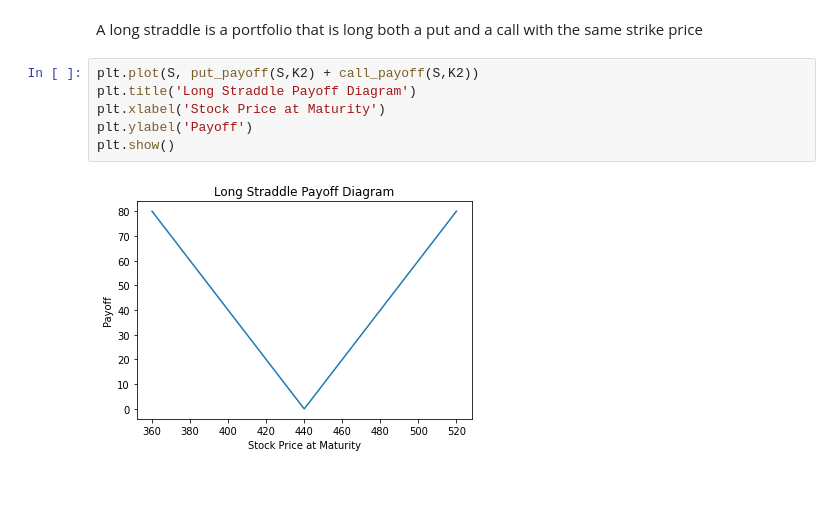
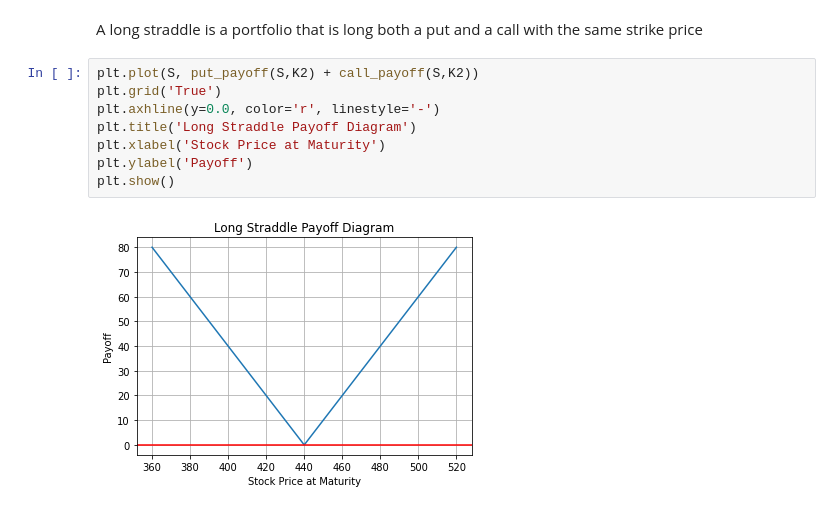
Before and after one commit to thefinancetutor/python-tutorial-colab, a Jupyter notebook: Lecture_01.ipynb, the cells around one changed output. Cells and saved outputs as stored; diff of their text form.

```diff
--- a/Lecture_01.ipynb
+++ b/Lecture_01.ipynb
@@ -225,9 +225,11 @@ plt.show()
 A long straddle is a portfolio that is long both a put and a call with the same strike price
 # %%
 plt.plot(S, put_payoff(S,K2) + call_payoff(S,K2))
+plt.grid('True')
+plt.axhline(y=0.0, color='r', linestyle='-')
 plt.title('Long Straddle Payoff Diagram')
 plt.xlabel('Stock Price at Maturity')
 plt.ylabel('Payoff')
 plt.show()
 # %% [output]
-[figure, old version]
+[figure, new version]
```
